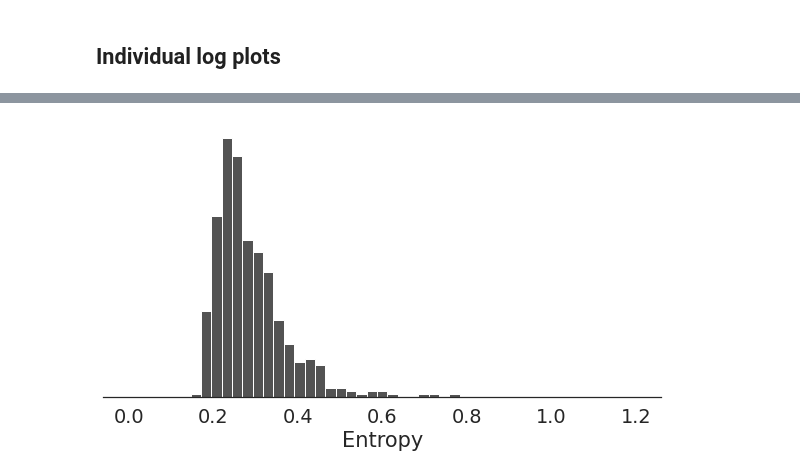
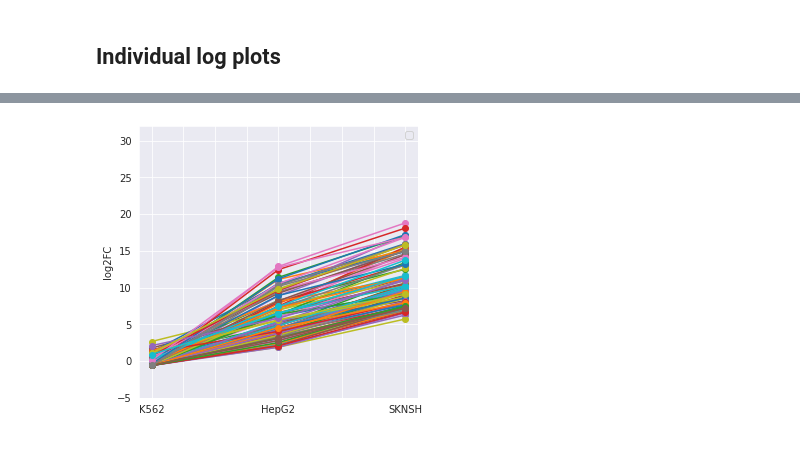
Before and after one commit to sjgosai/boda2, a Jupyter notebook: analysis/RC04_FastSeqProp_MotifPenalty/Sequence_Analysis.ipynb, the cells around one changed output, grey strips where cells are left out. Cells and saved outputs as stored; diff of their text form; code cells hidden in the pictures.

```diff
--- a/analysis/RC04_FastSeqProp_MotifPenalty/Sequence_Analysis.ipynb
+++ b/analysis/RC04_FastSeqProp_MotifPenalty/Sequence_Analysis.ipynb
@@ -67,8 +67,11 @@ def plot_evol(traj, energy, step=1):
 # %% [markdown]
 ## Individual log plots
 # %%
-log_num = 3
-penalty_num = 4
+log_num = 28
+penalty_num = 0
+
+figsize_1 = (5,5)
+figsize_2 = (6,3)
 
 log_path = 'run_logs/log_' + str(log_num) + '/'
 fig_path = log_path + 'figures/'
@@ -81,27 +84,88 @@ penalty_df = data_df[data_df['penalty_type'] == penalty_num]
 prediction_array = np.stack(penalty_df['predictions'].values)
 prediction_df = pd.DataFrame(prediction_array, columns=['K562', 'HepG2', "SKNSH"])
 
-sns.set(font_scale = 1.75)
+#sns.set(font_scale = 1.75)
 
 with sns.axes_style("whitegrid"):
-    plt.figure(figsize=(10,10))
+    plt.figure(figsize=figsize_1)
     sns.violinplot(data=prediction_df)
     sns.despine(left=True)
     plt.ylabel('log2FC')
+    plt.ylim(-5,32)
     plt.show()
 
-with sns.axes_style("white"):
-    plt.figure(figsize=(10,5))
-    g = sns.histplot(data=penalty_df['entropy'], binrange=(0,1.2), color='k')
-    g.set(yticklabels=[])
-    g.set(ylabel=None)
-    sns.despine(left=True)
-    plt.xlabel('Entropy')
+# with sns.axes_style("white"):
+#     plt.figure(figsize=figsize_2)
+#     g = sns.histplot(data=penalty_df['entropy'], binrange=(0,1.2), color='k')
+#     g.set(yticklabels=[])
+#     g.set(ylabel=None)
+#     sns.despine(left=True)
+#     plt.xlabel('Entropy')
+#     plt.show()
+
+# sorted_penalty_df = penalty_df.sort_values(by='entropy').reset_index(drop=True)
+# sequences_array = torch.tensor(np.stack(sorted_penalty_df['sequence'].values))
+# entropies_array = torch.tensor(np.stack(sorted_penalty_df['entropy'].values))
+
+# _ = plot_evol(sequences_array, entropies_array)
+
+
+#-------------------- Best sequences --------------------
+# lfc_threshold = 0
+# other_type_1, other_type_2 = 'K562', 'HepG2'
+# temp_df = pd.DataFrame(prediction_array, columns=['K562', 'HepG2', 'SKNSH'])
+# #data_df[['K562', 'HepG2', 'SKNSH']] = prediction_array
+# best_data = temp_df[(temp_df[other_type_1] <= lfc_threshold) & (temp_df[other_type_2] <= lfc_threshold)].to_numpy()
+# print('')
+# print(f'Number of sequences totally repressed in the other cell types: {len(best_data)}')
+# print('')
+
+# with sns.axes_style("whitegrid"):
+#     plt.figure(figsize=figsize_1)
+#     sns.violinplot(data=best_data)
+#     sns.despine(left=True)
+#     plt.ylabel('log2FC')
+#     plt.ylim(-2,10)
+#     plt.show()
+
+
+#-------------------- Compare to previous run --------------------
+# print('')
+# print('Pre-GTEX run')
+# log_num = 0
+
+# log_path = 'run_logs/log_' + str(log_num) + '/'
+# fig_path = log_path + 'figures/'
+
+# data_df, top_ppms = unpickle_logs(log_path)
+
+# penalty_df = data_df[data_df['penalty_type'] == penalty_num]
+# prediction_array = np.stack(penalty_df['predictions'].values)
+# prediction_df = pd.DataFrame(prediction_array, columns=['K562', 'HepG2', "SKNSH"])
+
+# sns.set(font_scale = 1.75)
+
+# with sns.axes_style("whitegrid"):
+#     plt.figure(figsize=figsize_1)
+#     sns.violinplot(data=prediction_df)
+#     sns.despine(left=True)
+#     plt.ylabel('log2FC')
+#     plt.ylim(-2,10)
+#     plt.show()
+
+# with sns.axes_style("white"):
+#     plt.figure(figsize=figsize_2)
+#     g = sns.histplot(data=penalty_df['entropy'], binrange=(0,1.2), color='k')
+#     g.set(yticklabels=[])
+#     g.set(ylabel=None)
+#     sns.despine(left=True)
+#     plt.xlabel('Entropy')
+#     plt.show()
+
+with sns.axes_style("darkgrid"):
+    prediction_df.T.plot(figsize=(5,5), style='-o')
+    plt.ylim(-5,32)
+    plt.legend('')
+    plt.ylabel('log2FC')
     plt.show()
-
-sorted_penalty_df = penalty_df.sort_values(by='entropy').reset_index(drop=True)
-sequences_array = torch.tensor(np.stack(sorted_penalty_df['sequence'].values))
-entropies_array = torch.tensor(np.stack(sorted_penalty_df['entropy'].values))
-
-_ = plot_evol(sequences_array, entropies_array)
 # %% [output]
@@ -109 +173 @@ _ = plot_evol(sequences_array, entropies_array)
-[figure, old version]
+[figure, new version]
```
Also changed, not shown: parts of 5 cells of this notebook, 9 other files.
